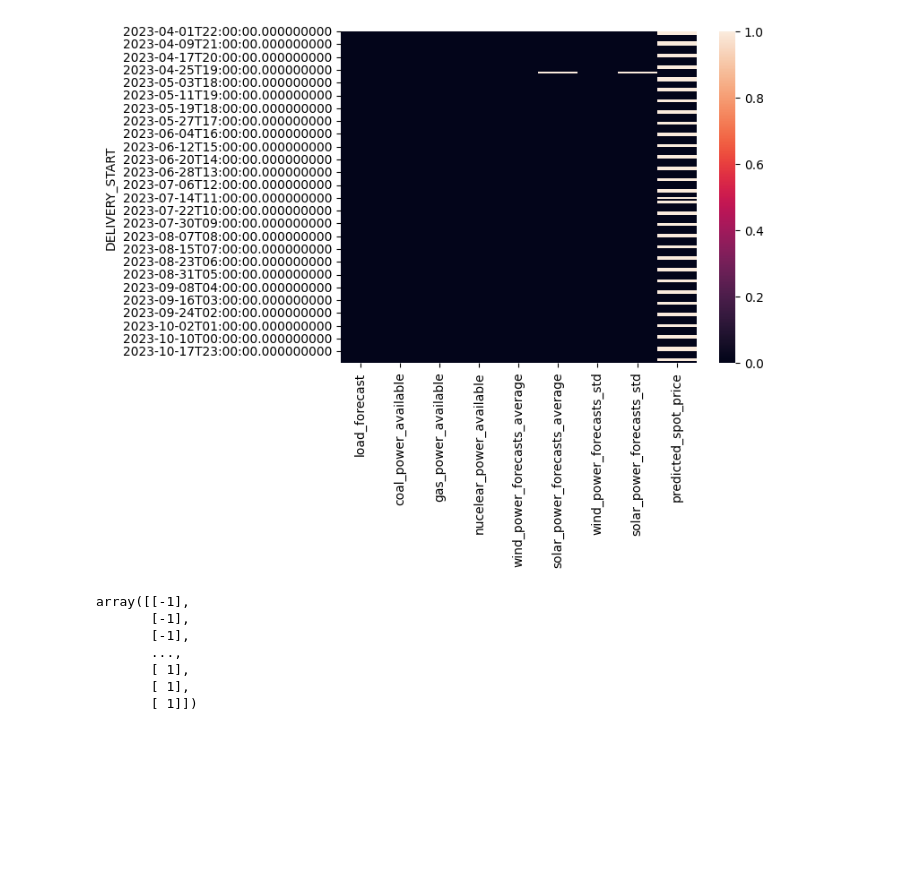
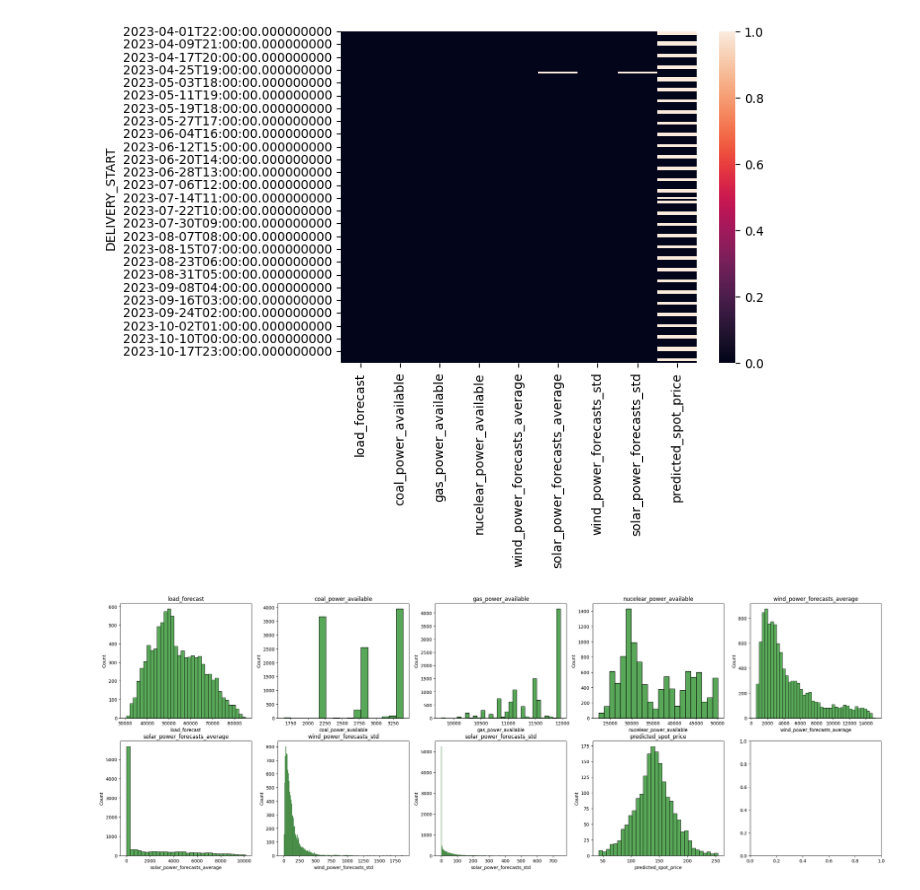
Before and after one commit to nour-m-bouayed/data_challenge_elmy, a Jupyter notebook: main_nour.ipynb, the cells around one changed output. Drawn from its saved outputs; the diff is of its cells as text; code cells hidden in the pictures; blank space fills up the shorter version.

```diff
--- a/main_nour.ipynb
+++ b/main_nour.ipynb
@@ -87,15 +81,13 @@ sns.heatmap(x_test.isna())
 # %% [output]
 <Axes: ylabel='DELIVERY_START'>
 [figure]
-# %%
-#binariser y_train
-y_train_cls = X_binarized = np.where(y_train > 0, 1, -1)
-y_train_cls
-# %% [output]
-array([[-1],
-       [-1],
-       [-1],
-       ...,
-       [ 1],
-       [ 1],
-       [ 1]])
+# %%
+fig, axes = plt.subplots(nrows = 2, ncols = 5)    # axes is 2d array (3x3)
+axes = axes.flatten()         # Convert axes to 1d array of length 9
+fig.set_size_inches(30, 10)
+
+for ax, col in zip(axes, x_train.columns):
+  sns.histplot(x_train[col], ax = ax, color='forestgreen')
+  ax.set_title(col)
+# %% [output]
+[figure, added]
```
Also changed, not shown: parts of 46 cells of this notebook, 1 other file.
